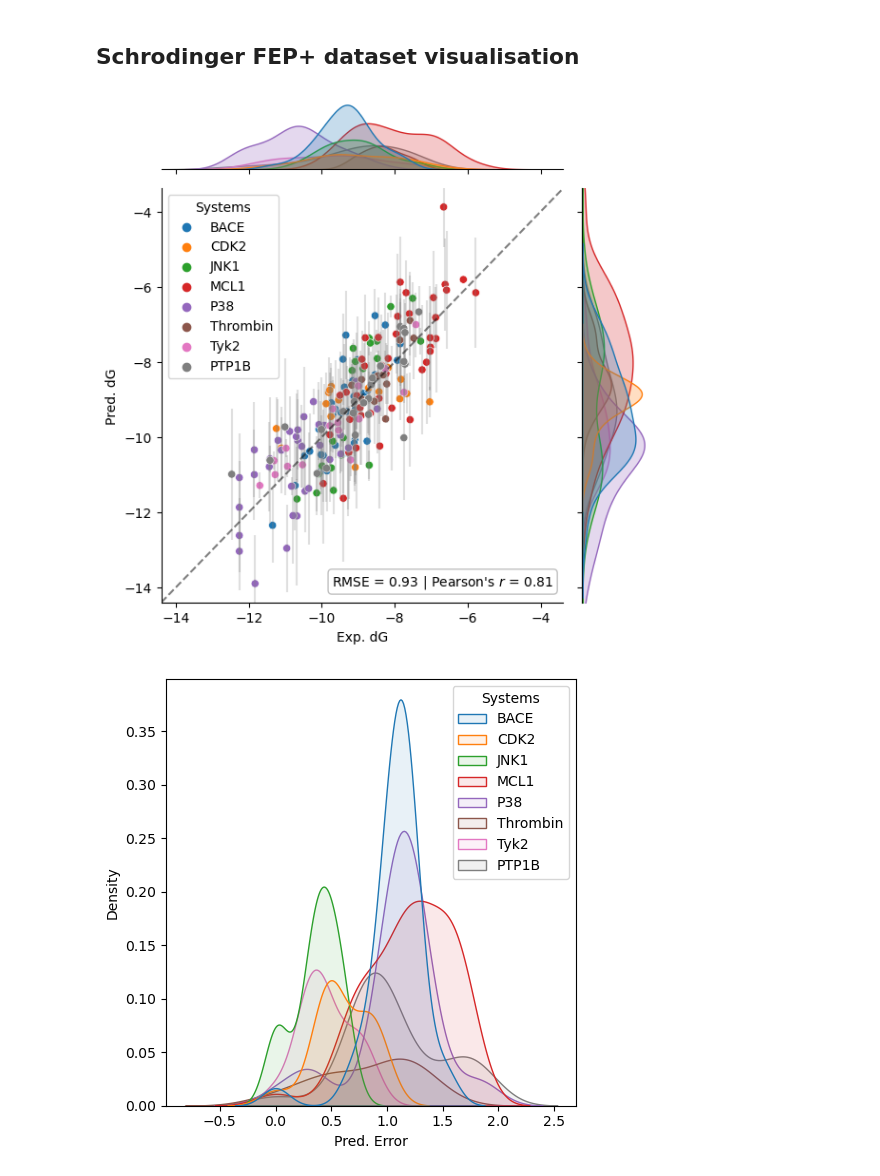
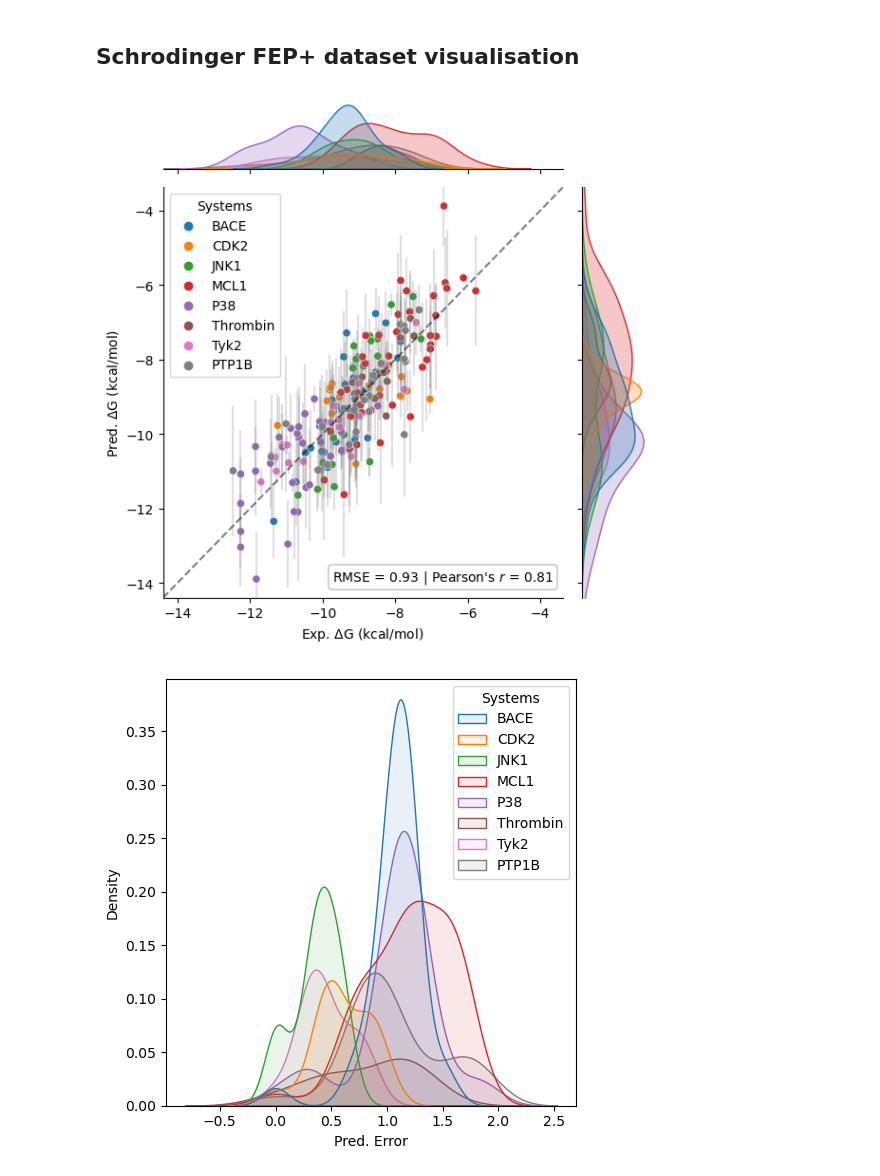
Before and after one commit to matthewtwarren/fep-schrodinger, a Jupyter notebook: notebooks/visualisation.ipynb, the cells around one changed output. Cells and saved outputs as stored; diff of their text form; code cells hidden in the pictures.

Commit message:
Updated plots

```diff
--- a/notebooks/visualisation.ipynb
+++ b/notebooks/visualisation.ipynb
@@ -41,6 +41,9 @@ def regplot_grouped(data, true_col, pred_col, group_col, pred_err_col=None, outp
     if pred_err_col is not None:
         g.ax_joint.errorbar(data[true_col], data[pred_col], yerr=data[pred_err_col], color='grey', fmt="none", alpha=0.25)
 
+    g.ax_joint.set_xlabel(xlabel='Exp. $\Delta$G (kcal/mol)')
+    g.ax_joint.set_ylabel(ylabel='Pred. $\Delta$G (kcal/mol)')
+
     g.ax_joint.plot(lims, lims, linestyle='--', color='black', alpha=0.5)
 
     g.ax_joint.text(
@@ -57,9 +60,9 @@ def regplot_grouped(data, true_col, pred_col, group_col, pred_err_col=None, outp
         plt.tight_layout()
         plt.savefig(outpath)
 # %%
-regplot_grouped(data, 'Exp. dG', 'Pred. dG', 'Systems', 'Pred. Error', outpath='plots/regplot_grouped.png' )
+regplot_grouped(data, 'Exp. dG', 'Pred. dG', 'Systems', 'Pred. Error', outpath='../plots/regplot_grouped.png' )
 # %% [output]
-[figure, old version]
+[figure, new version]
 # %%
 def distplot(data, x_col, group_col, outpath=None):
 
```
Also changed, not shown: 1 other file.
